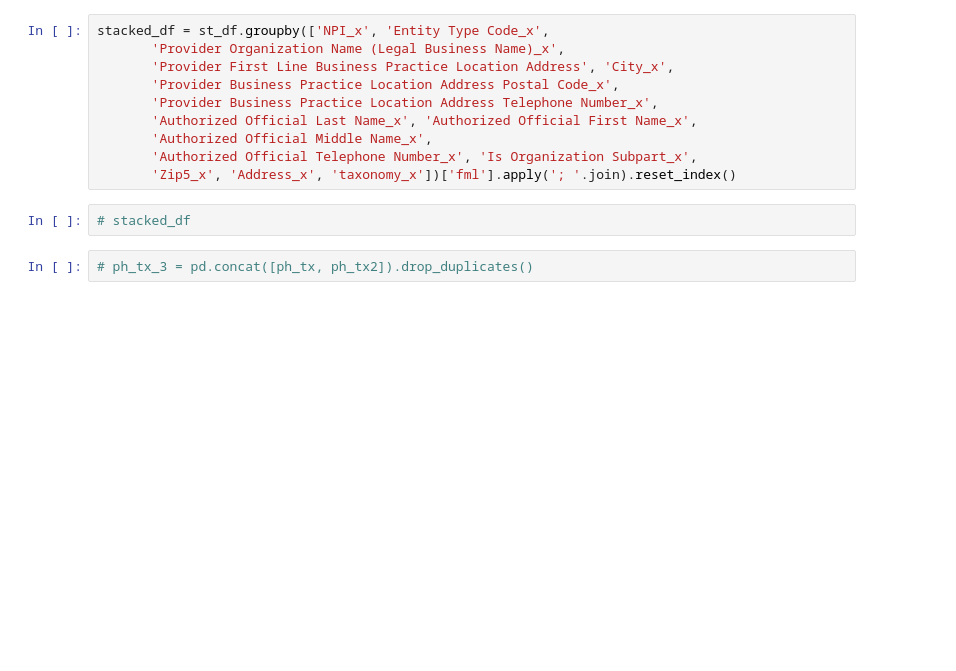
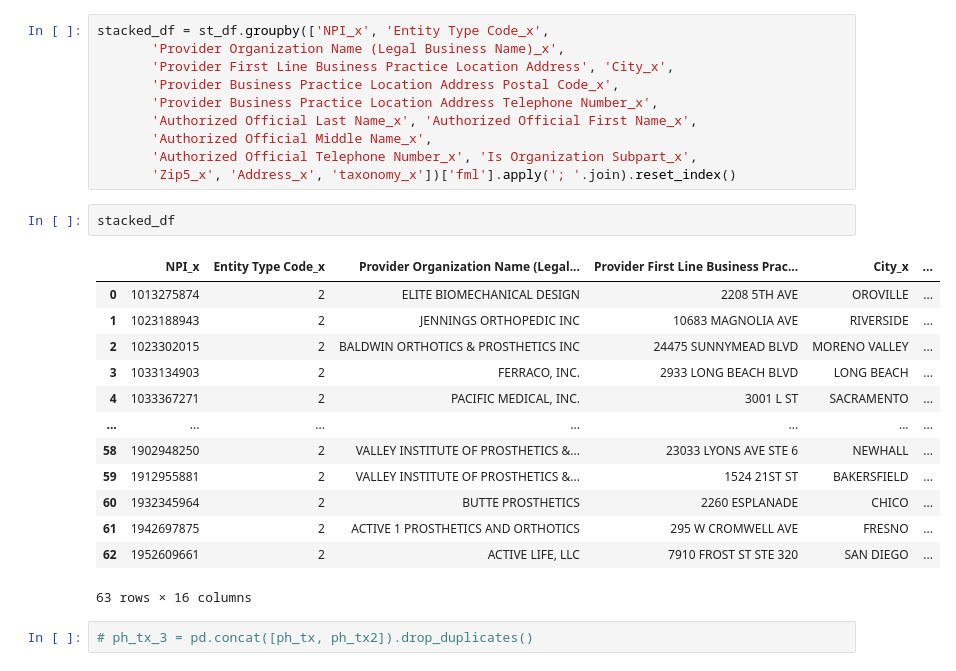
Before and after one commit to hyuanz/Combine_sources, a Jupyter notebook: indorgcombine.ipynb, the cells around one changed output. Saved outputs shown, nothing was run; the diff lists cells and outputs as text; blank space fills up the shorter version.

```diff
--- a/indorgcombine.ipynb
+++ b/indorgcombine.ipynb
@@ -385,7 +376,21 @@ stacked_df = st_df.groupby(['NPI_x', 'Entity Type Code_x',
        'Authorized Official Telephone Number_x', 'Is Organization Subpart_x',
        'Zip5_x', 'Address_x', 'taxonomy_x'])['fml'].apply('; '.join).reset_index()
 # %%
-# stacked_df
+stacked_df
+# %% [output]
+|  | NPI_x | Entity Type Code_x | Provider Organization Name (Legal... | Provider First Line Business Prac... | City_x | ... |
+| 0 | 1013275874 | 2 | ELITE BIOMECHANICAL DESIGN | 2208 5TH AVE | OROVILLE | ... |
+| 1 | 1023188943 | 2 | JENNINGS ORTHOPEDIC INC | 10683 MAGNOLIA AVE | RIVERSIDE | ... |
+| 2 | 1023302015 | 2 | BALDWIN ORTHOTICS & PROSTHETICS INC | 24475 SUNNYMEAD BLVD | MORENO VALLEY | ... |
+| 3 | 1033134903 | 2 | FERRACO, INC. | 2933 LONG BEACH BLVD | LONG BEACH | ... |
+| 4 | 1033367271 | 2 | PACIFIC MEDICAL, INC. | 3001 L ST | SACRAMENTO | ... |
+| ... | ... | ... | ... | ... | ... | ... |
+| 58 | 1902948250 | 2 | VALLEY INSTITUTE OF PROSTHETICS &... | 23033 LYONS AVE STE 6 | NEWHALL | ... |
+| 59 | 1912955881 | 2 | VALLEY INSTITUTE OF PROSTHETICS &... | 1524 21ST ST | BAKERSFIELD | ... |
+| 60 | 1932345964 | 2 | BUTTE PROSTHETICS | 2260 ESPLANADE | CHICO | ... |
+| 61 | 1942697875 | 2 | ACTIVE 1 PROSTHETICS AND ORTHOTICS | 295 W CROMWELL AVE | FRESNO | ... |
+| 62 | 1952609661 | 2 | ACTIVE LIFE, LLC | 7910 FROST ST STE 320 | SAN DIEGO | ... |
+63 rows × 16 columns
 # %%
 # ph_tx_3 = pd.concat([ph_tx, ph_tx2]).drop_duplicates()
 # %%
```
Also changed, not shown: parts of 23 cells of this notebook.
